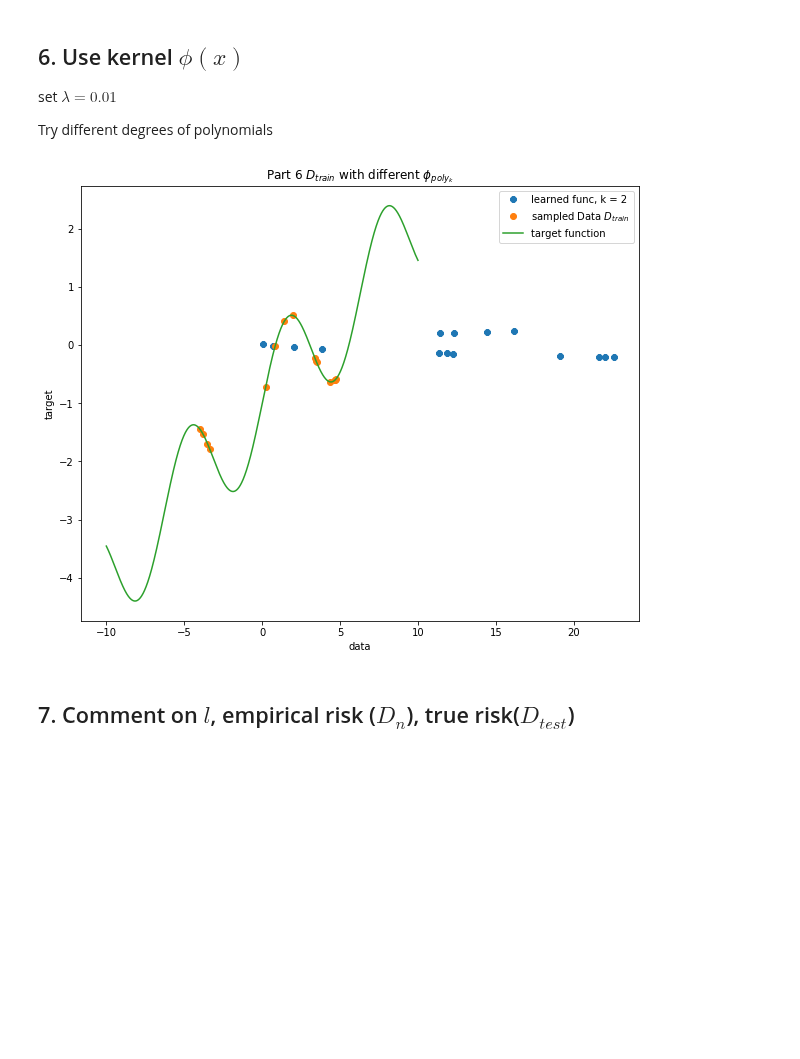
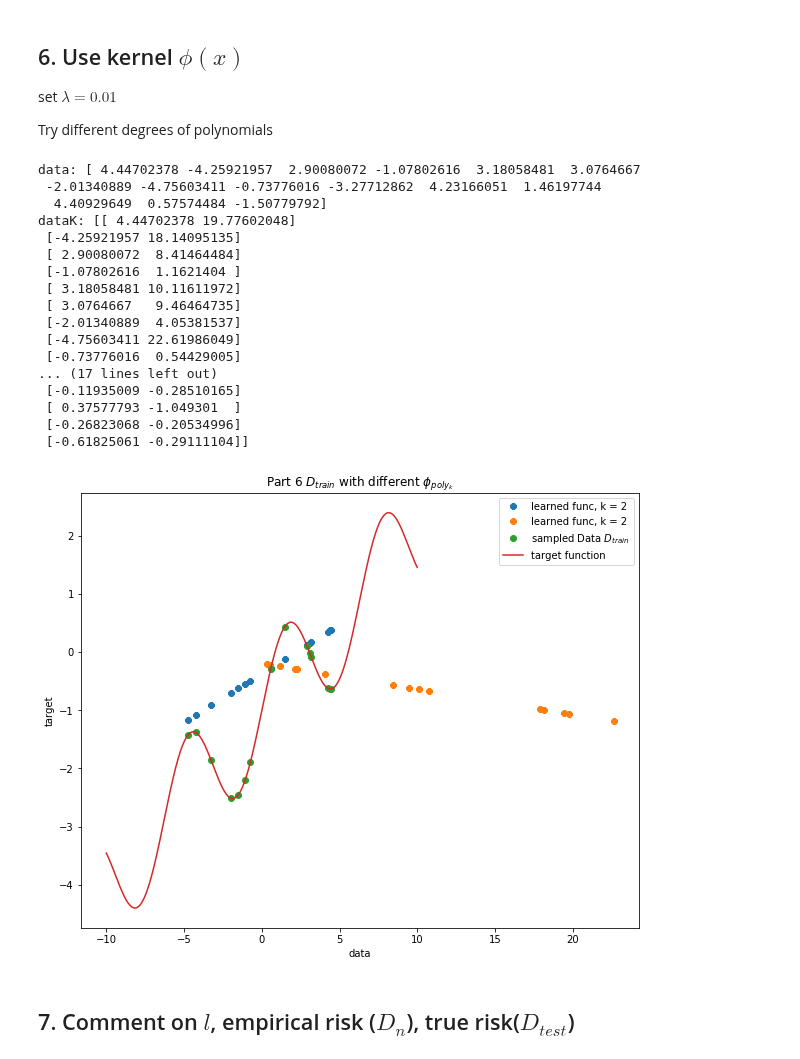
Before and after one commit to violetguos/ift6390, a Jupyter notebook: Homework 2/Practical.ipynb, the cells around one changed output. Saved outputs shown, nothing was run; the diff lists cells and outputs as text; code cells hidden in the pictures; blank space fills up the shorter version.

```diff
--- a/Homework 2/Practical.ipynb
+++ b/Homework 2/Practical.ipynb
@@ -122,7 +124,7 @@ lossArr = []
 
 for i in lambdaVals:
     regGD = gradDescent(weightedDecay = i, stepSize = 0.00025)
-    regGDParam = regGD.ridge_regression(weight, bias, dataDtest[0], dataDtest[1])
+    regGDParam = regGD.regression_gradient(weight, bias, dataDtest[0], dataDtest[1])
 
     xvals = np.arange(-10, 10, 0.01)
     plt.rcParams['figure.figsize'] = [10, 8]
@@ -160,30 +161,63 @@ set $\lambda = 0.01$
 
 Try different degrees of polynomials
 # %%
-# degree 2 pre-processing on Dn
-
-kDegreeArr = [2]# , 3, 4]
+kDegreeArr = [2]
 weight = np.random.rand(1)
 bias = 0
 
+plt.rcParams['figure.figsize'] = [10, 8]
+
 for k in kDegreeArr:
-    dataK = np.power(dataDn[0], k)
+    # Not this simple: we aren't just raising everything in x to degree k,
+    # but changing the dimension of x altogether, [x] -> [x, ..., x^k].
+    #dataK = np.power(dataDn[0], k)
+
+    # Do the mapping
+    print('data:', dataDn[0])
+    to_map = [dataDn[0]]
+    for i in range(2, k+1):
+        raised = np.power(dataDn[0], k)
+        to_map.append(raised)
+    dataK = np.column_stack(to_map)
+    print('dataK:', dataK)
+
     dataKn = [dataK, dataDn[1]] #same target
+
+    # Do the descent
     regGD = gradDescent(weightedDecay = 0.01, stepSize = 0.0001)
-    regGDParam = regGD.ridge_regression(weight, bias, dataKn[0], dataKn[1])
-    plt.rcParams['figure.figsize'] = [10, 8]
-    learnedFunc = (regGDParam[0] * dataDn[0]) + regGDParam[1]
+    regGDParam = regGD.regression_gradient(weight, bias, dataKn[0], dataKn[1])
+
+    # Plot
+    learnedFunc = (regGDParam[0] * dataK) + regGDParam[1]
+    print('learnedFunc:', learnedFunc)
     plt.plot(dataKn[0], learnedFunc, '8', label = "learned func, k = {}".format(k))
 
 xvals = np.arange(-10, 10, 0.01)
 plt.plot(dataDn[0], dataDn[1], 'o', label="sampled Data $D_{train}$")
 plt.plot(xvals, hX(xvals), label = "target function")
 plt.xlabel("data")
 plt.ylabel("target")
 plt.title("Part 6 $D_{train}$ with different $\phi_{{poly}_k}$")
 plt.legend(loc='best')
 plt.show()
 # %% [output]
+data: [ 4.44702378 -4.25921957  2.90080072 -1.07802616  3.18058481  3.0764667
+ -2.01340889 -4.75603411 -0.73776016 -3.27712862  4.23166051  1.46197744
+  4.40929649  0.57574484 -1.50779792]
+dataK: [[ 4.44702378 19.77602048]
+ [-4.25921957 18.14095135]
+ [ 2.90080072  8.41464484]
+ [-1.07802616  1.1621404 ]
+ [ 3.18058481 10.11611972]
+ [ 3.0764667   9.46464735]
+ [-2.01340889  4.05381537]
+ [-4.75603411 22.61986049]
+ [-0.73776016  0.54429005]
+... (17 lines left out)
+ [-0.11935009 -0.28510165]
+ [ 0.37577793 -1.049301  ]
+ [-0.26823068 -0.20534996]
+ [-0.61825061 -0.29111104]]
-[figure, old version]
+[figure, new version]
 # %% [markdown]
 ## 7. Comment on $l$, empirical risk ($D_n$), true risk($D_{test}$)
```
Also changed, not shown: parts of 4 cells of this notebook.
